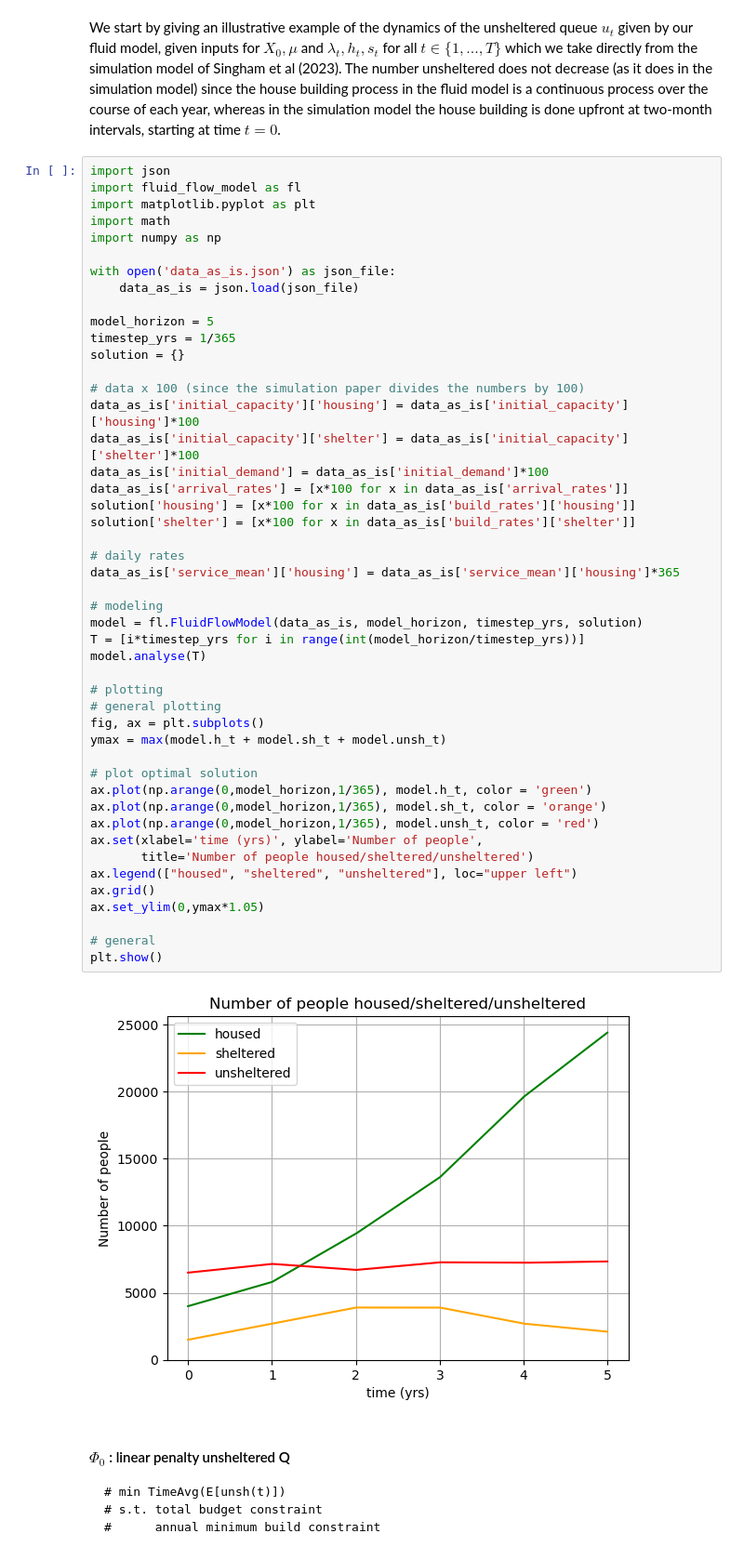
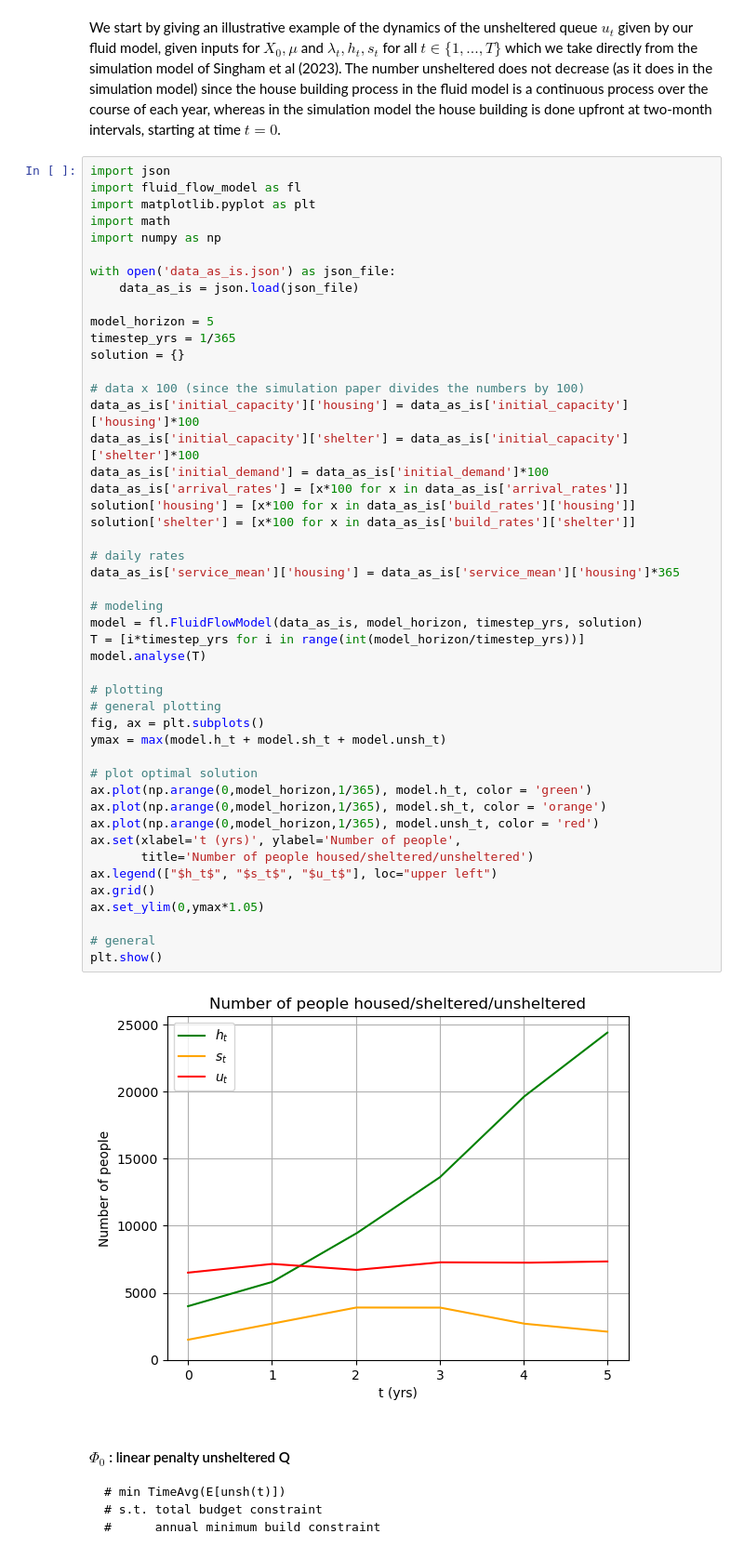
Before and after one commit to grahamburgess3/homeless_services, a Jupyter notebook: 09_Deterministic_Optimisation.ipynb, the cells around one changed output. Shown at 93% size. Saved outputs shown, nothing was run; the diff lists cells and outputs as text.

Commit message:
ammend example chart

```diff
--- a/09_Deterministic_Optimisation.ipynb
+++ b/09_Deterministic_Optimisation.ipynb
@@ -28,36 +28,36 @@ data_as_is['initial_capacity']['housing'] = data_as_is['initial_capacity']['hous
 data_as_is['initial_capacity']['shelter'] = data_as_is['initial_capacity']['shelter']*100
 data_as_is['initial_demand'] = data_as_is['initial_demand']*100
 data_as_is['arrival_rates'] = [x*100 for x in data_as_is['arrival_rates']]
 solution['housing'] = [x*100 for x in data_as_is['build_rates']['housing']]
 solution['shelter'] = [x*100 for x in data_as_is['build_rates']['shelter']]
 
 # daily rates
 data_as_is['service_mean']['housing'] = data_as_is['service_mean']['housing']*365
 
 # modeling
 model = fl.FluidFlowModel(data_as_is, model_horizon, timestep_yrs, solution)
 T = [i*timestep_yrs for i in range(int(model_horizon/timestep_yrs))]
 model.analyse(T)
 
 # plotting
 # general plotting
 fig, ax = plt.subplots()
 ymax = max(model.h_t + model.sh_t + model.unsh_t)
 
 # plot optimal solution
 ax.plot(np.arange(0,model_horizon,1/365), model.h_t, color = 'green')
 ax.plot(np.arange(0,model_horizon,1/365), model.sh_t, color = 'orange')
 ax.plot(np.arange(0,model_horizon,1/365), model.unsh_t, color = 'red')
-ax.set(xlabel='time (yrs)', ylabel='Number of people',
+ax.set(xlabel='t (yrs)', ylabel='Number of people',
        title='Number of people housed/sheltered/unsheltered')
-ax.legend(["housed", "sheltered", "unsheltered"], loc="upper left")
+ax.legend(["$h_t$", "$s_t$", "$u_t$"], loc="upper left")
 ax.grid()
 ax.set_ylim(0,ymax*1.05)
 
 # general
 plt.show()
 # %% [output]
-[figure, old version]
+[figure, new version]
 # %% [markdown]
 ####  $\Phi_0$ : linear penalty unsheltered Q
     # min TimeAvg(E[unsh(t)])
```
